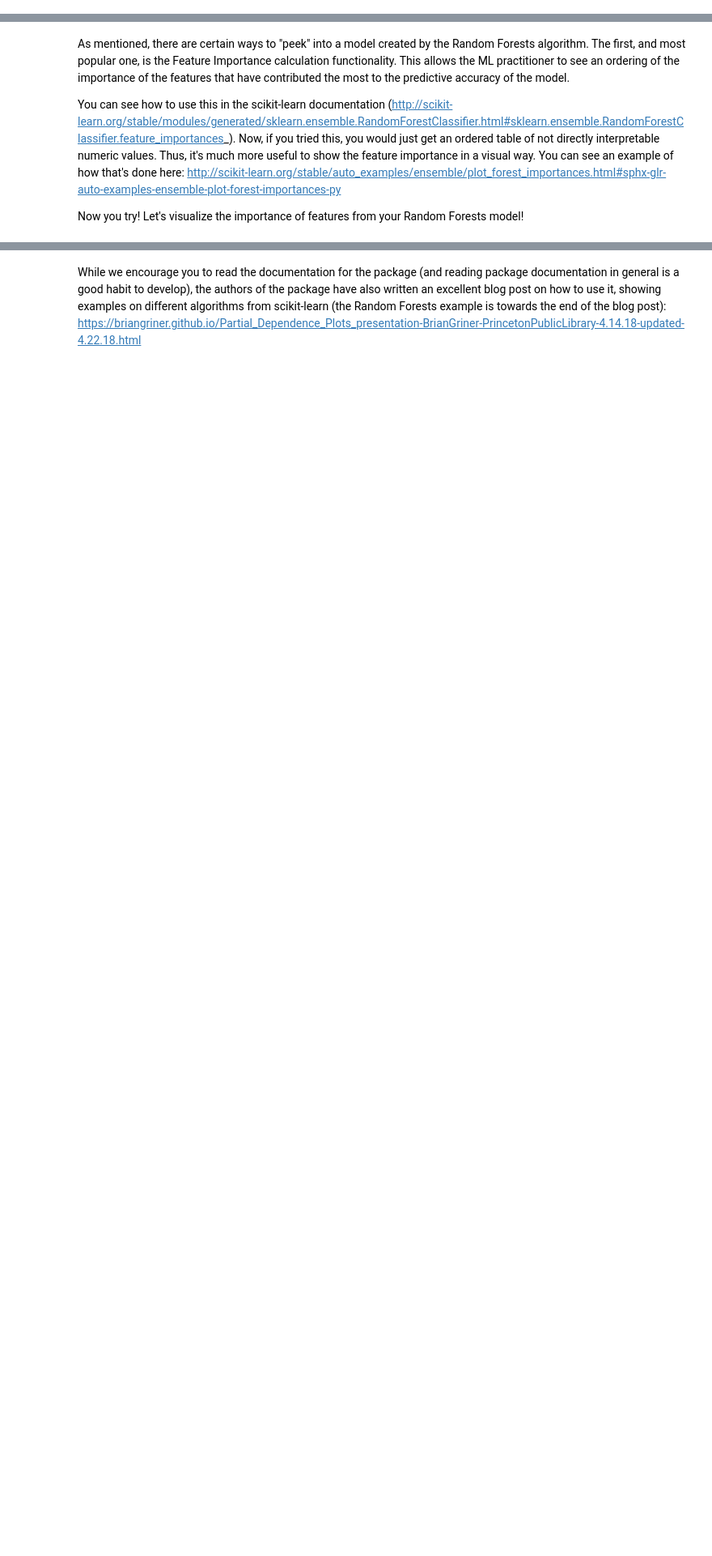
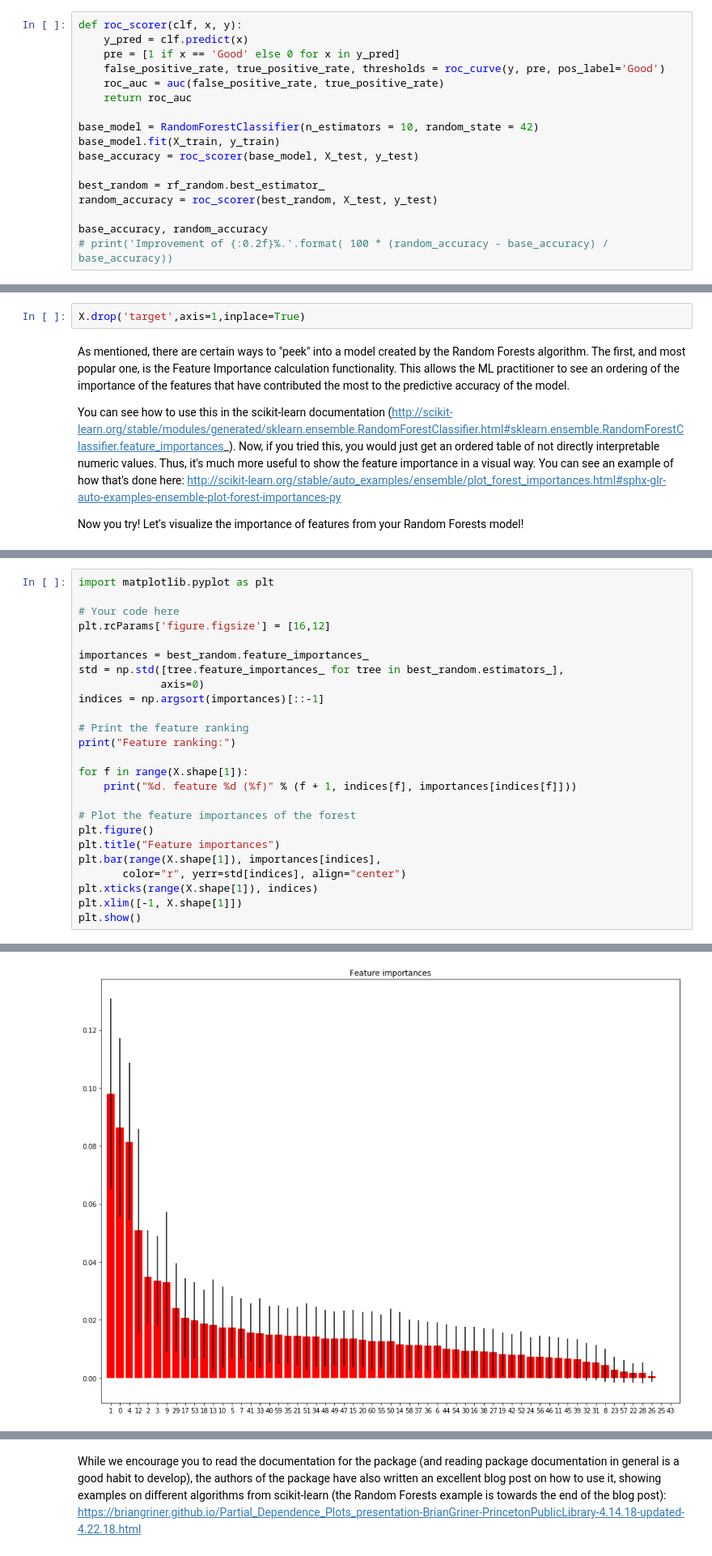
Before and after one commit to sampath9875/springboard, a Jupyter notebook: Mini_Project_Tree-Based_Algorithms_Solved.ipynb, the cells around one changed output, grey strips where cells are left out. Shown at 81% size. Cells and saved outputs as stored; diff of their text form; blank space fills up the shorter version.

Commit message:
Tree 8 2 8

```diff
--- a/Mini_Project_Tree-Based_Algorithms_Solved.ipynb
+++ b/Mini_Project_Tree-Based_Algorithms_Solved.ipynb
@@ -179,0 +226,17 @@ rfc = RandomForestClassifier()
+# %%
+def roc_scorer(clf, x, y):
+    y_pred = clf.predict(x)
+    pre = [1 if x == 'Good' else 0 for x in y_pred]
+    false_positive_rate, true_positive_rate, thresholds = roc_curve(y, pre, pos_label='Good')
+    roc_auc = auc(false_positive_rate, true_positive_rate)
+    return roc_auc
+
+base_model = RandomForestClassifier(n_estimators = 10, random_state = 42)
+base_model.fit(X_train, y_train)
+base_accuracy = roc_scorer(base_model, X_test, y_test)
+
+best_random = rf_random.best_estimator_
+random_accuracy = roc_scorer(best_random, X_test, y_test)
+
+base_accuracy, random_accuracy
+# print('Improvement of {:0.2f}%.'.format( 100 * (random_accuracy - base_accuracy) / base_accuracy))
@@ -180,3 +249,5 @@ rfc = RandomForestClassifier()
+# %%
+X.drop('target',axis=1,inplace=True)
 # %% [markdown]
 As mentioned, there are certain ways to "peek" into a model created by the Random Forests algorithm. The first, and most popular one, is the Feature Importance calculation functionality. This allows the ML practitioner to see an ordering of the importance of the features that have contributed the most to the predictive accuracy of the model.
 
@@ -187,0 +257,26 @@ Now you try! Let's visualize the importance of features from your Random Forests
+# %%
+import matplotlib.pyplot as plt
+
+# Your code here
+plt.rcParams['figure.figsize'] = [16,12]
+
+importances = best_random.feature_importances_
+std = np.std([tree.feature_importances_ for tree in best_random.estimators_],
+             axis=0)
+indices = np.argsort(importances)[::-1]
+
+# Print the feature ranking
+print("Feature ranking:")
+
+for f in range(X.shape[1]):
+    print("%d. feature %d (%f)" % (f + 1, indices[f], importances[indices[f]]))
+
+# Plot the feature importances of the forest
+plt.figure()
+plt.title("Feature importances")
+plt.bar(range(X.shape[1]), importances[indices],
+       color="r", yerr=std[indices], align="center")
+plt.xticks(range(X.shape[1]), indices)
+plt.xlim([-1, X.shape[1]])
+plt.show()
+# %% [output]
@@ -188,3 +300,4 @@ Now you try! Let's visualize the importance of features from your Random Forests
+[figure, added]
 # %% [markdown]
 A final method for gaining some insight into the inner working of your Random Forests models is a so-called Partial Dependence Plot. The Partial Dependence Plot (PDP or PD plot) shows the marginal effect of a feature on the predicted outcome of a previously fit model. The prediction function is fixed at a few values of the chosen features and averaged over the other features. A partial dependence plot can show if the relationship between the target and a feature is linear, monotonic or more complex.
 
```
Also changed, not shown: parts of 13 cells of this notebook.
